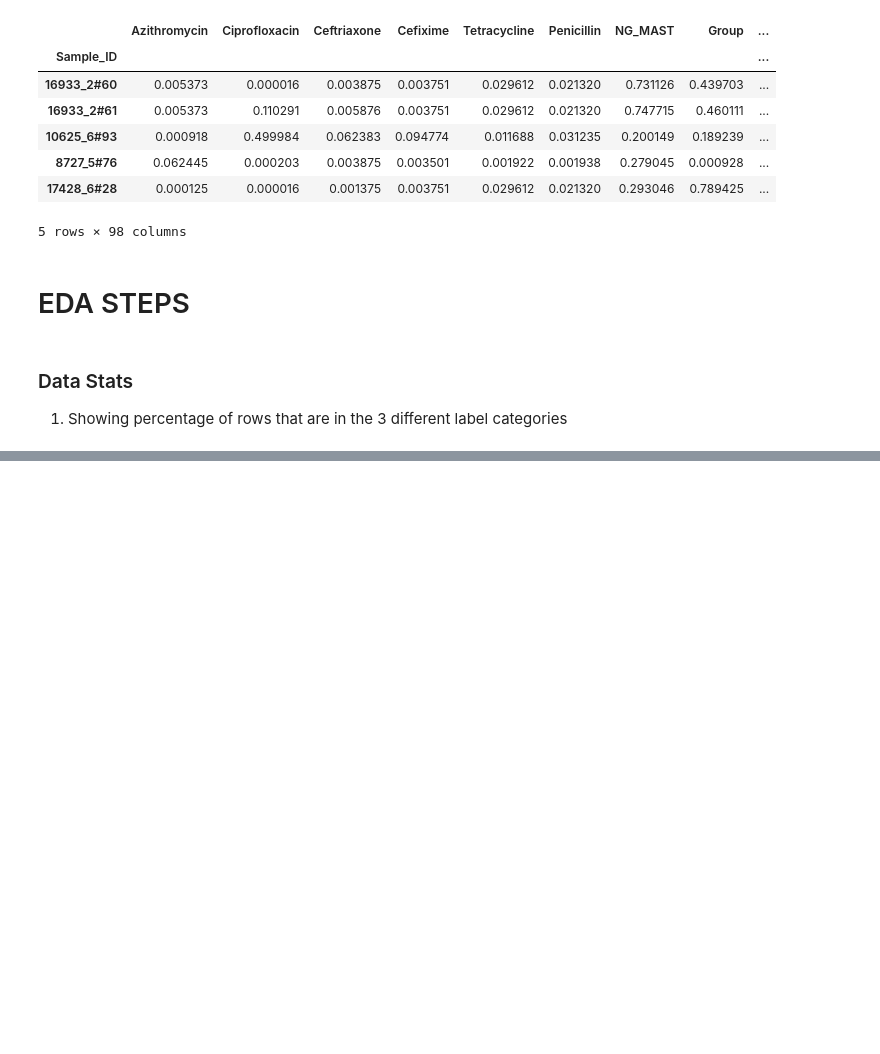
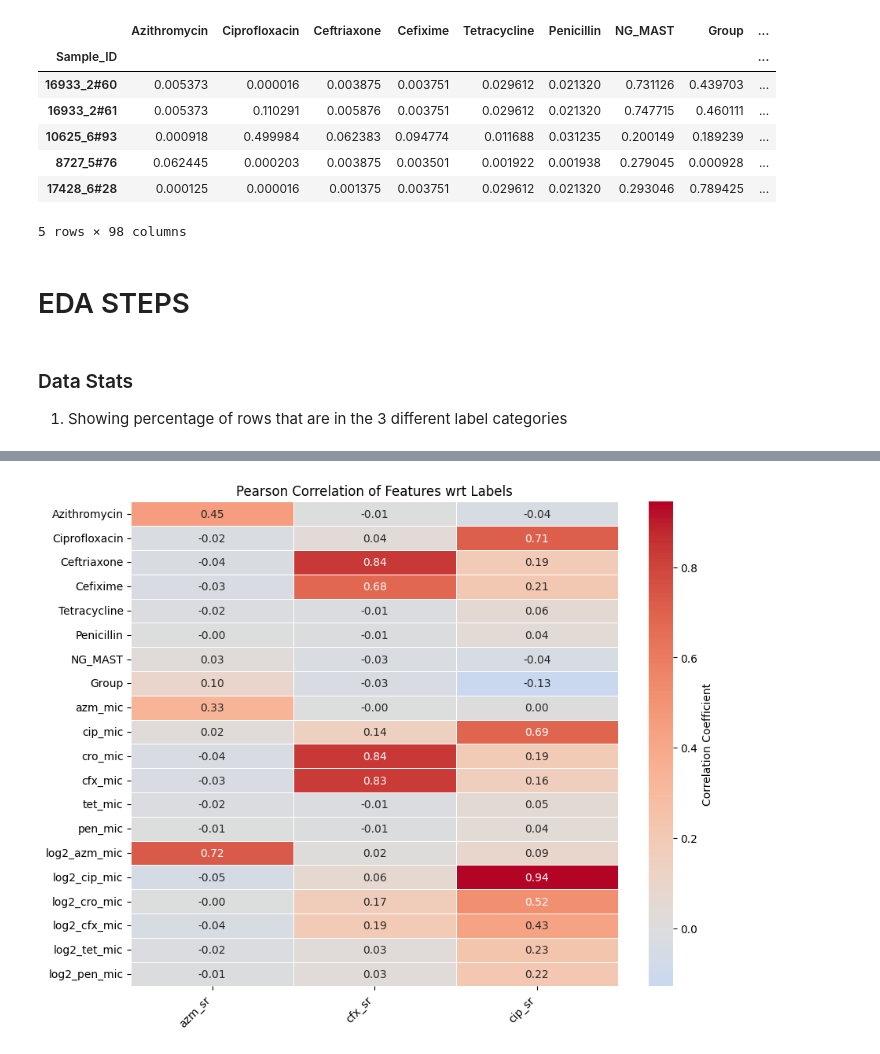
Before and after one commit to VX59/4-587-project-p1, a Jupyter notebook: eda.ipynb, the cells around one changed output, grey strips where cells are left out. Saved outputs shown, nothing was run; the diff lists cells and outputs as text; code cells hidden in the pictures; blank space fills up the shorter version.

```diff
--- a/eda.ipynb
+++ b/eda.ipynb
@@ -393,0 +416,26 @@ memory usage: 425.9+ KB
+# %%
+label_columns = ['azm_sr', 'cfx_sr', 'cip_sr'] #Separated labels from numerical columns
+stacked = numeric_columns + label_columns
+stackedDF = train_inputs[stacked].astype(float)
+
+
+correlation_matrix = stackedDF.corr() #https://pandas.pydata.org/pandas-docs/stable/reference/api/pandas.DataFrame.corr.html   !!! Pearson by default
+feature_label_corr = correlation_matrix.loc[numeric_columns, label_columns] #https://pandas.pydata.org/pandas-docs/stable/reference/api/pandas.DataFrame.loc.html
+
+
+plt.figure(figsize=(10, 8)) #Need to use seaborn. idk how to make matplotlib heatmap
+sns.heatmap(
+    feature_label_corr,
+    annot=True,
+    cmap="coolwarm",
+    center=0,
+    linewidths=0.5,
+    fmt=".2f",
+    cbar_kws={'label': 'Correlation Coefficient'}
+)
+plt.title("Pearson Correlation of Features wrt Labels")
+plt.xticks(rotation=45, ha='right') #Qol
+
+plt.show()
+# %% [output]
+[figure, added]
```
Also changed, not shown: parts of 19 cells of this notebook.
